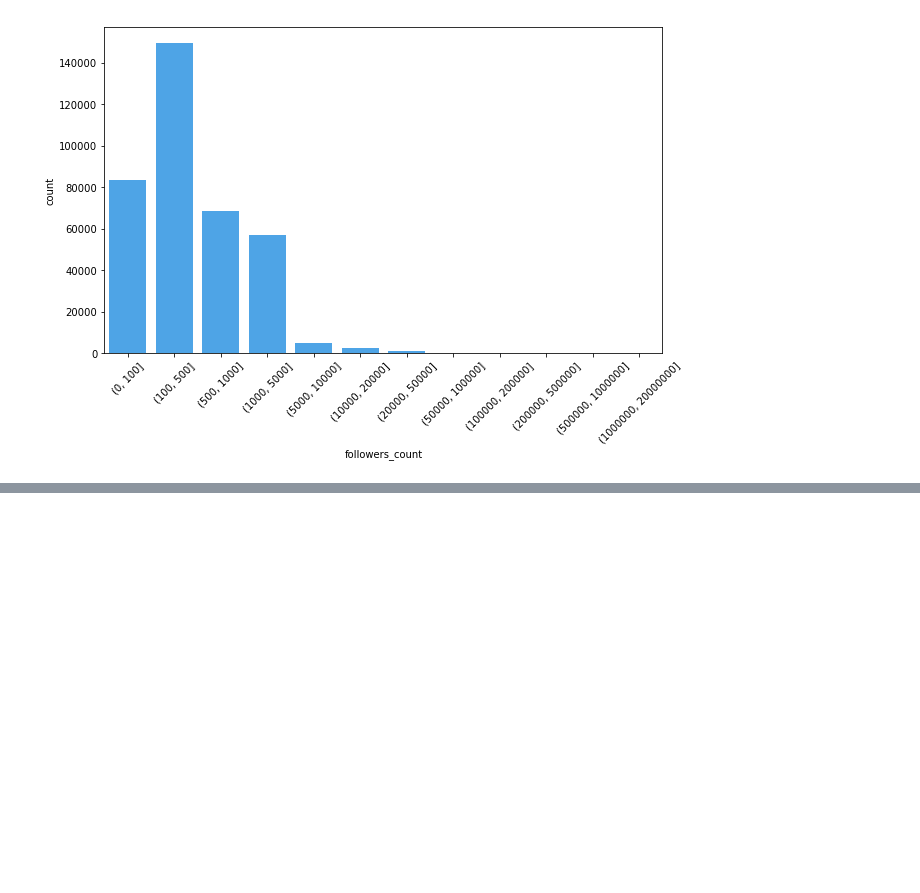
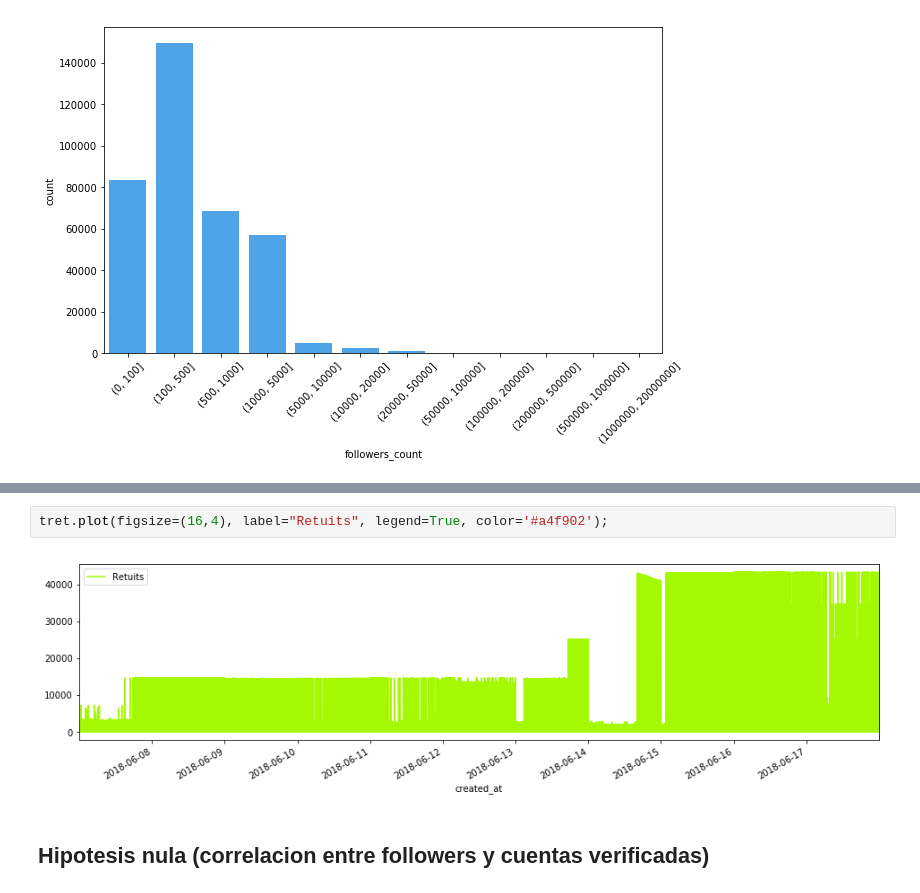
Before and after one commit to juan-analian/mentoria-diplodatos-2019, a Jupyter notebook: users_and_tweets.ipynb, the cells around one changed output, grey strips where cells are left out. Drawn from its saved outputs; the diff is of its cells as text; blank space fills up the shorter version.

```diff
--- a/users_and_tweets.ipynb
+++ b/users_and_tweets.ipynb
@@ -409,0 +472,6 @@ plt.xticks(rotation=45)
+# %%
+tret.plot(figsize=(16,4), label="Retuits", legend=True, color='#a4f902');
+# %% [output]
+[figure, added]
+# %% [markdown]
+## Hipotesis nula (correlacion entre followers y cuentas verificadas)
```
Also changed, not shown: parts of 37 cells of this notebook.
